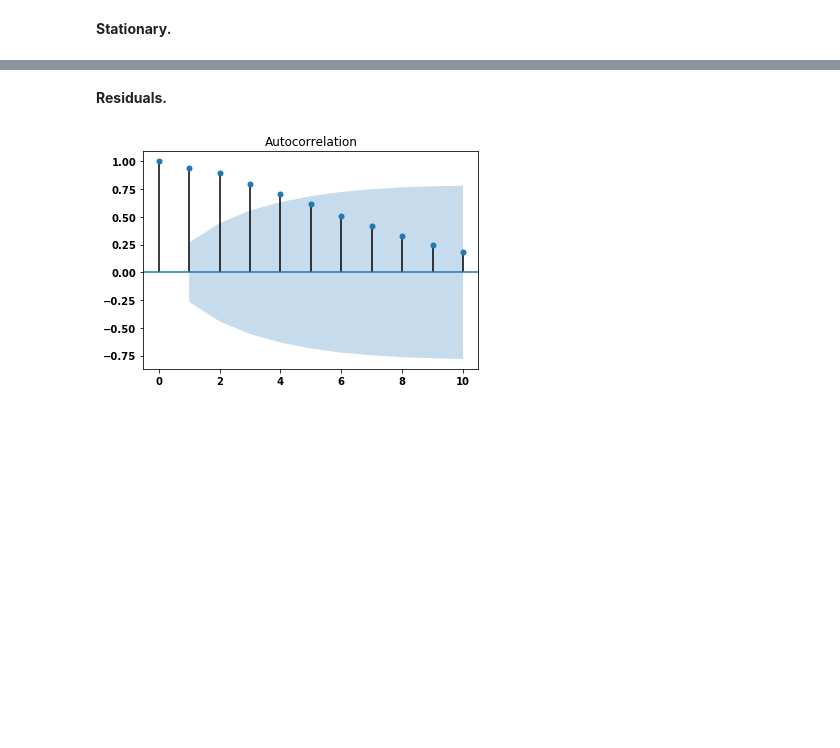
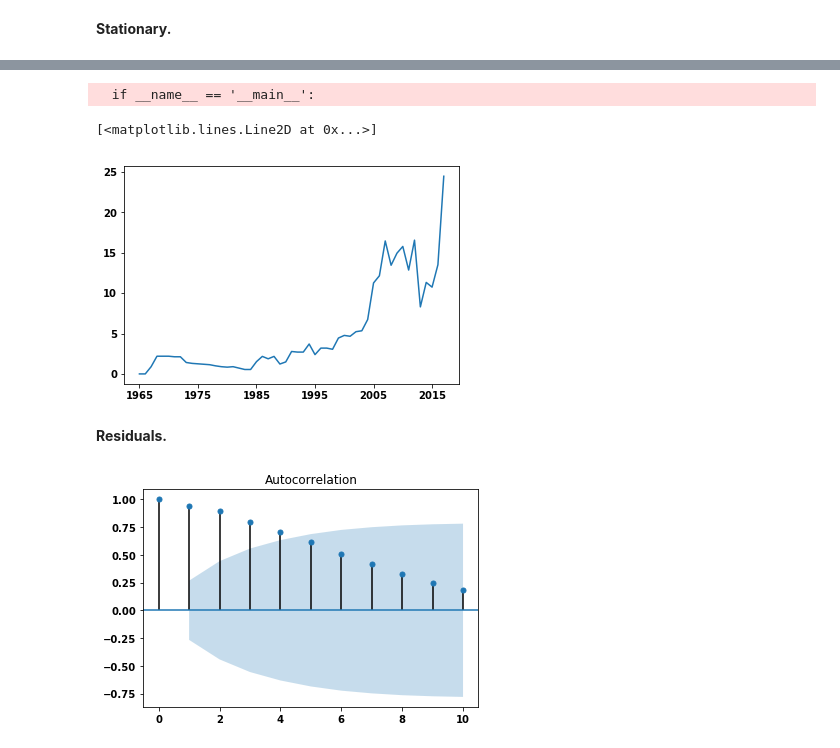
Before and after one commit to Nikoleta-v3/bibliometric-study-of-the-prisoners-dilemma, a Jupyter notebook: src/nbs/8. Time series analysis.ipynb, the cells around one changed output, grey strips where cells are left out. Drawn from its saved outputs; the diff is of its cells as text; code cells hidden in the pictures; blank space fills up the shorter version.

```diff
--- a/src/nbs/8. Time series analysis.ipynb
+++ b/src/nbs/8. Time series analysis.ipynb
@@ -117,4 +116,10 @@ Critical Value (10%)          -2.600039e+00
 dtype: float64
+# %%
+plt.plot(pd.rolling_std(yrl, window=5))
+# %% [output]
+  if __name__ == '__main__':
+[<matplotlib.lines.Line2D at 0x...>]
+[figure, added]
 # %% [markdown]
 **Residuals.**
 # %%
```
Also changed, not shown: parts of 15 cells of this notebook, 4 other files.
